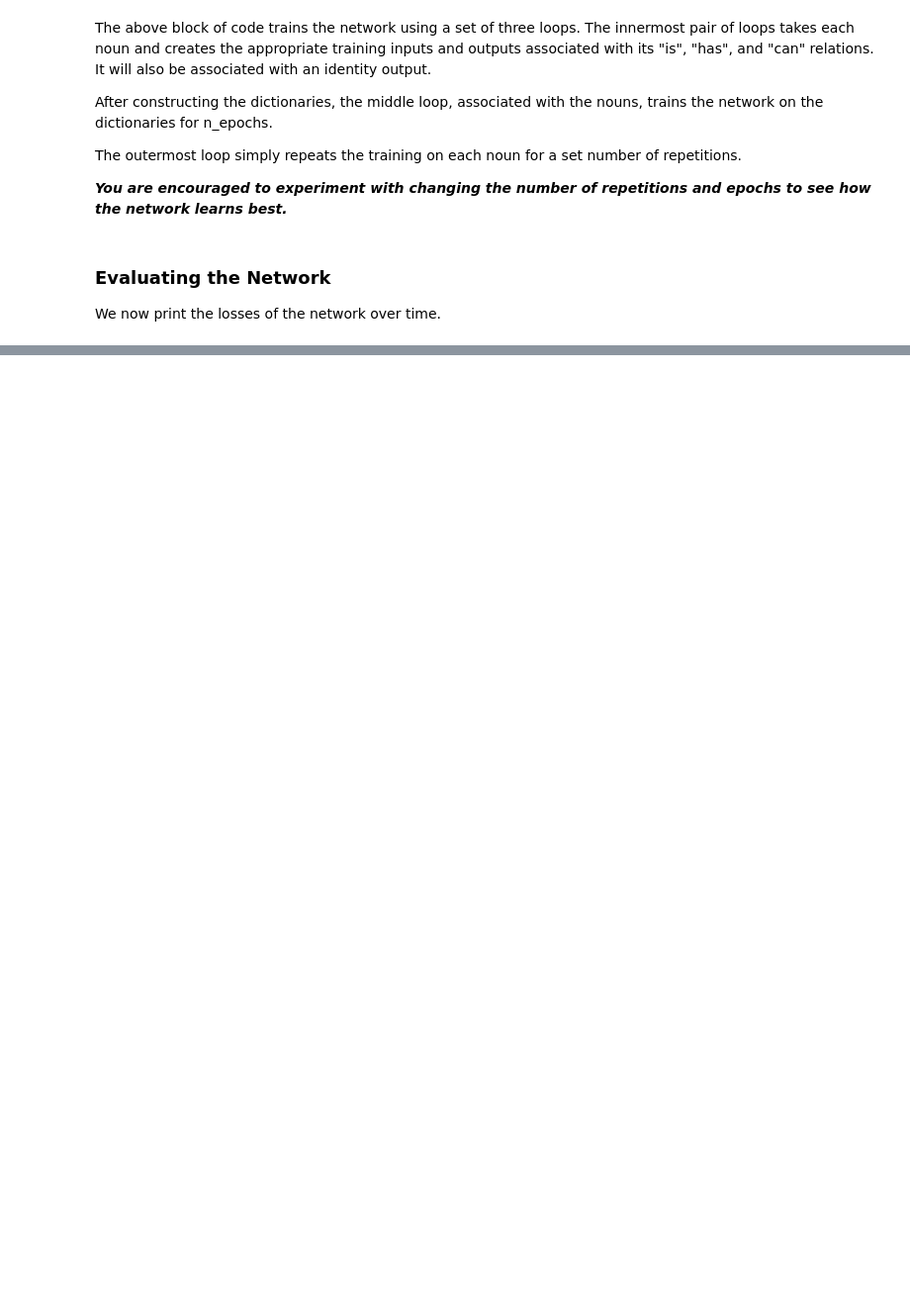
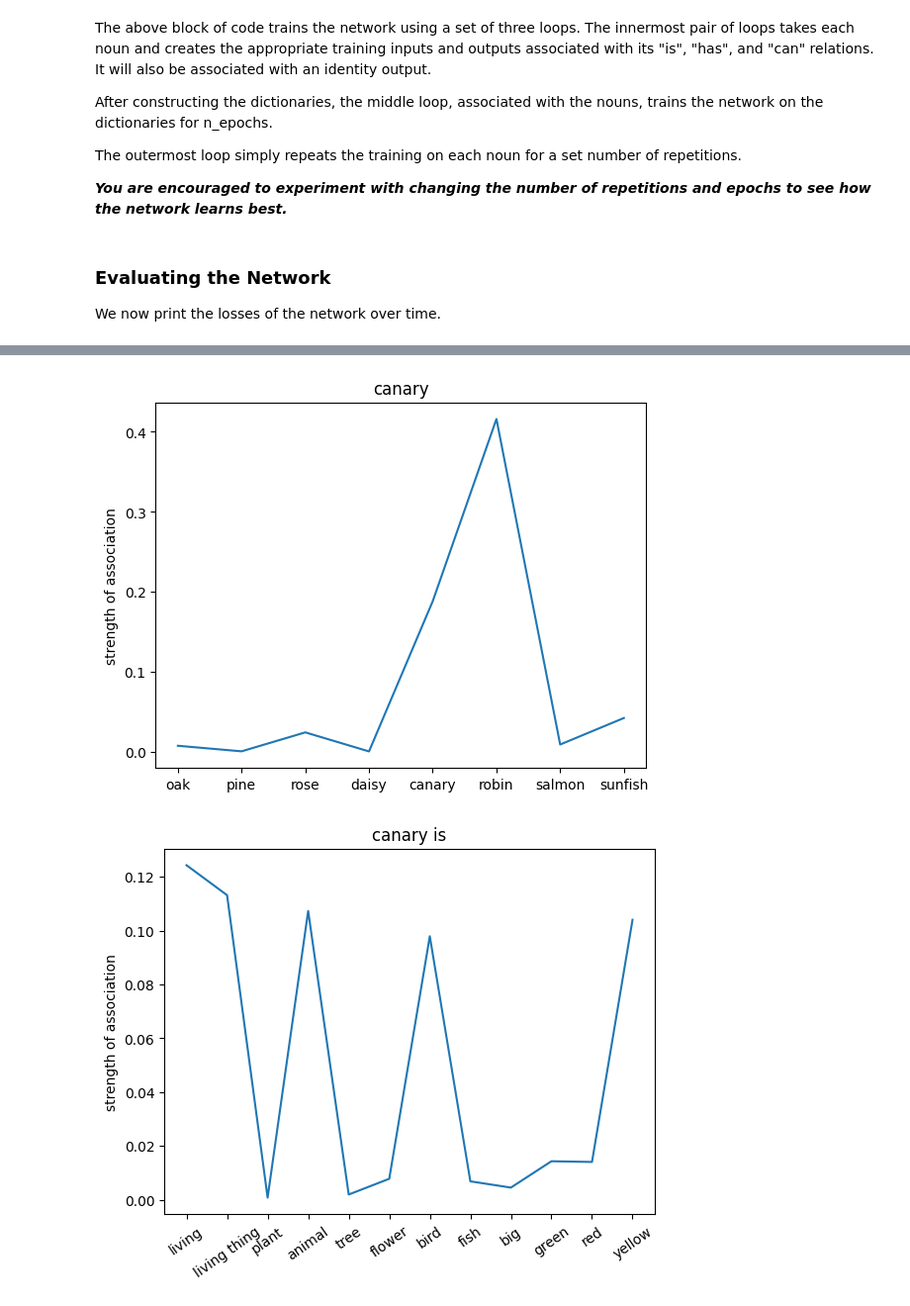
Before and after one commit to PrincetonUniversity/NEU-PSY-502, a Jupyter notebook: website/content/502B/Computation/Statistical Learning and Backpropagation/notebooks/1 Rumelhart Semantic Network.ipynb, the cells around one changed output, grey strips where cells are left out. Shown at 99% size. Saved outputs shown, nothing was run; the diff lists cells and outputs as text; code cells hidden in the pictures; blank space fills up the shorter version.

```diff
--- a/website/content/502B/Computation/Statistical Learning and Backpropagation/notebooks/1 Rumelhart Semantic Network.ipynb
+++ b/website/content/502B/Computation/Statistical Learning and Backpropagation/notebooks/1 Rumelhart Semantic Network.ipynb
@@ -561,0 +761,36 @@ Why are the losses noisy? How can you reduce the noise?
+# %%
+noun_id = np.random.randint(0, len(nouns)-1)
+
+input_n = {input_nouns: nouns_onehot[noun_id]}
+
+# Associations when only relevant targets are trained
+noun_out_I, noun_out_is, noun_out_has, noun_out_can = rumelhart_net.run(input_n)
+
+# Associations when also irrelevant targets are trained
+noun_out_I_with_ir, noun_out_is_with_ir, noun_out_has_with_ir, noun_out_can_with_ir = rumelhart_net_with_ir.run(input_n)
+# %%
+plt.plot(noun_out_I)
+plt.xticks(np.arange(8),nouns)
+plt.title(nouns[noun_id])
+plt.ylabel('strength of association')
+plt.show()
+
+
+plt.plot(noun_out_is)
+plt.xticks(np.arange(len(is_list)),is_list,rotation=35)
+plt.title(nouns[noun_id] +' is')
+plt.ylabel('strength of association')
+plt.show()
+plt.plot(noun_out_has)
+plt.xticks(np.arange(len(has_list)),has_list,rotation=35)
+plt.title(nouns[noun_id]+ ' has')
+plt.ylabel('strength of association')
+plt.show()
+plt.plot(noun_out_can)
+plt.xticks(np.arange(len(can_list)),can_list,rotation=35)
+plt.title(nouns[noun_id]+' can')
+plt.ylabel('strength of association')
+plt.show()
+# %% [output]
+[figure, added]
+[figure, added]
```
Also changed, not shown: parts of 22 cells of this notebook, 2 other files.
